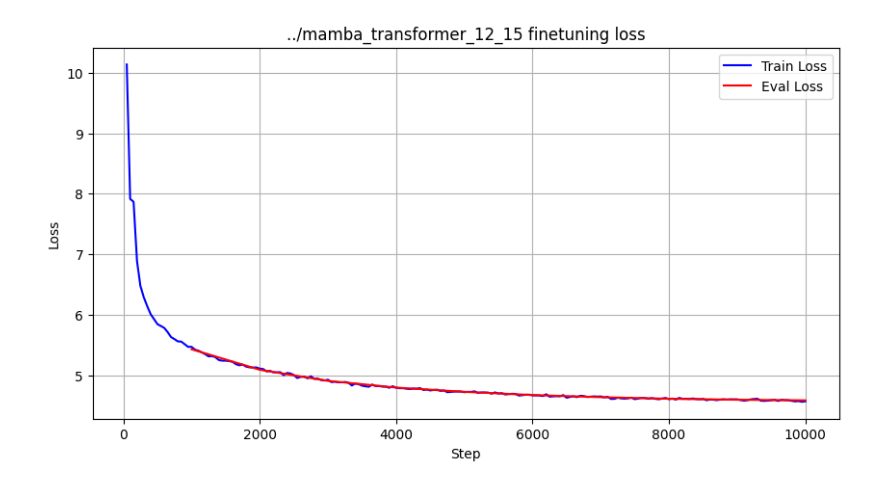
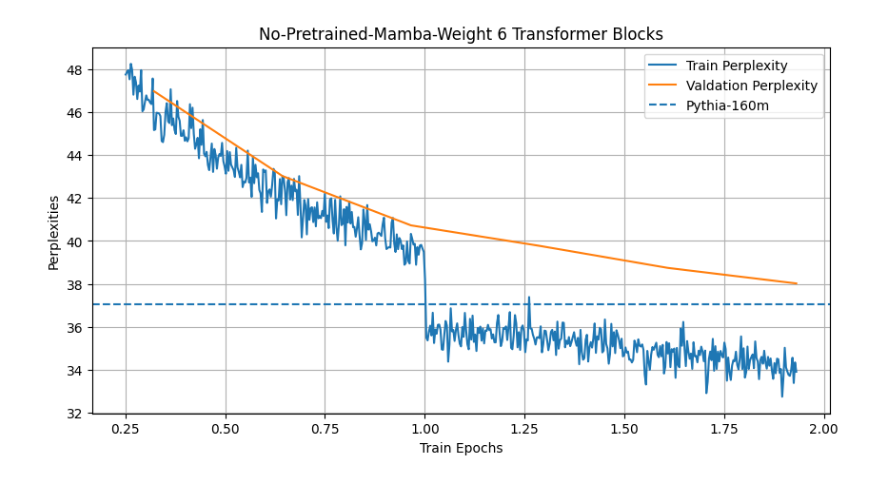
Before and after one commit to vincent317/E-Tamba, a Jupyter notebook: graphing/train_loss.ipynb, the cells around one changed output. Saved outputs shown, nothing was run; the diff lists cells and outputs as text; code cells hidden in the pictures.

```diff
--- a/graphing/train_loss.ipynb
+++ b/graphing/train_loss.ipynb
@@ -1,37 +47,45 @@
 # %%
 import os
 import json
 import matplotlib.pyplot as plt
+import numpy as np
 
-root_folder = '../mamba_transformer_12_15'
-checkpoint = 'checkpoint-10000'
-train_losses = []
-train_steps = []
-eval_losses = []
-eval_steps = []
+no_pretrained_weight_6_transformers = '../no_pretrained_weight_6_transformer_layers_bs32'
 
-json_path = os.path.join(root_folder, checkpoint, 'trainer_state.json')
-if os.path.exists(json_path):
-    with open(json_path, 'r') as json_file:
-        data = json.load(json_file)
+folders = [no_pretrained_weight_6_transformers]
+names = ['no_pretrained_mamba_weight_6_transformer_layers']
+checkpoint = 'checkpoint-30000'
 
-        for t in data['log_history']:
-            if 'eval_loss' in t:
-                eval_losses.append(t['eval_loss'])
-                eval_steps.append(t['step'])
-            else:
-                train_losses.append(t['loss'])
-                train_steps.append(t['step'])
+i = 0
+plt.figure(figsize=(10, 5))  # Set the figure size (optional)
+for i in range(len(folders)):
+    root_folder = folders[i]
+    model_name = names[i]
+    json_path = os.path.join(root_folder, checkpoint, 'trainer_state.json')
+    if os.path.exists(json_path):
+        with open(json_path, 'r') as json_file:
+            data = json.load(json_file)
+            train_losses = []
+            train_steps = []
+            eval_losses = []
+            eval_steps = []
 
-# Plotting the losses
-plt.figure(figsize=(10, 5))  # Set the figure size (optional)
-plt.plot(train_steps, train_losses, label='Train Loss', color='blue')  # Plot training losses
-plt.plot(eval_steps, eval_losses, label='Eval Loss', color='red')  # Plot evaluation losses
-plt.xlabel('Step')  # Label for the x-axis
-plt.ylabel('Loss')  # Label for the y-axis
-plt.title(root_folder + ' finetuning loss')  # Title of the plot
+            for t in data['log_history']:
+                if t['epoch'] >= 0.25 and 'loss' in t:
+                    train_losses.append((np.exp(t['loss'])))
+                    train_steps.append(t['epoch'])
+                if t['epoch'] >= 0.25 and 'eval_loss' in t:
+                    eval_losses.append((np.exp(t['eval_loss'])))
+                    eval_steps.append(t['epoch'])
+            plt.plot(train_steps, train_losses, label='Train Perplexity')
+            plt.plot(eval_steps, eval_losses, label='Valdation Perplexity')  # Plot training losses
+
+plt.axhline(37.07, linestyle='--', label='Pythia-160m')
+plt.xlabel('Train Epochs')  # Label for the x-axis
+plt.ylabel('Perplexities')  # Label for the y-axis
+plt.title('No-Pretrained-Mamba-Weight 6 Transformer Blocks')  # Title of the plot
 plt.legend()  # Add a legend to differentiate the lines
 plt.grid(True)  # Add grid for better readability of the plot
 plt.show()  # Display the plot
 # %% [output]
-[figure, old version]
+[figure, new version]
```
Also changed, not shown: parts of 3 cells of this notebook, 49 other files.
